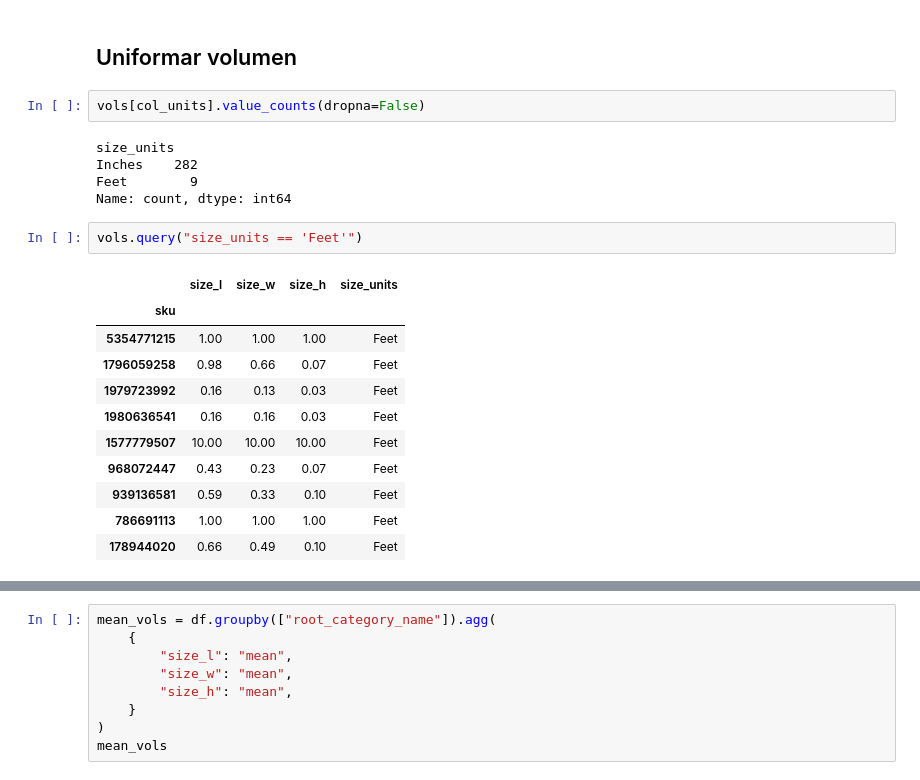
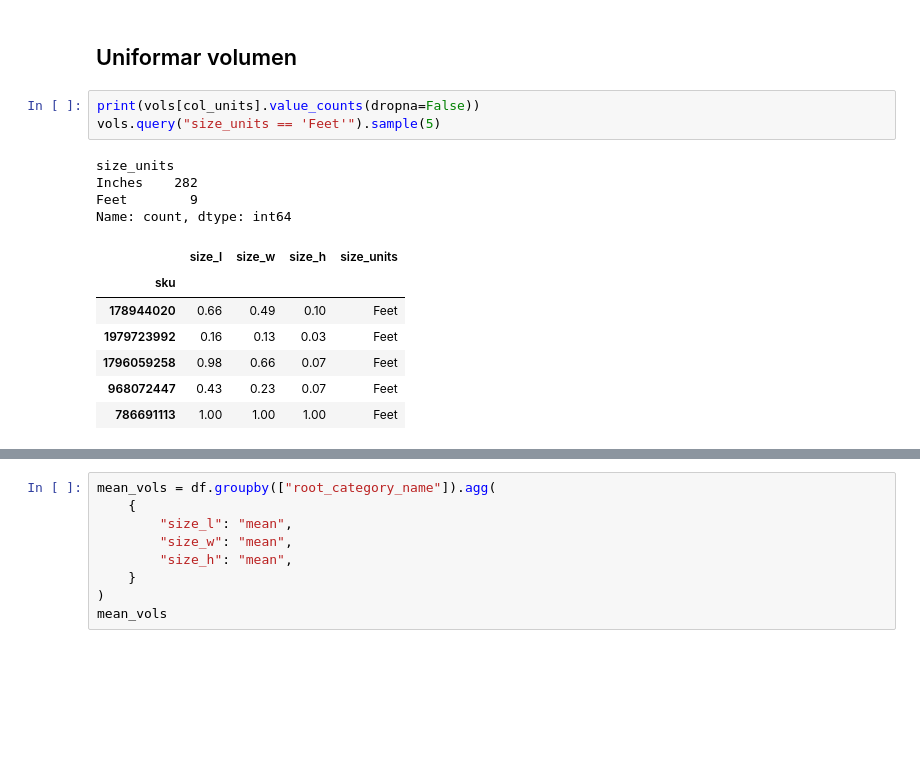
Before and after one commit to madboffin/DS-peso-y-volumetria-de-mercancias, a Jupyter notebook: notebooks/02_feature_engineering.ipynb, the cells around one changed output, grey strips where cells are left out. Drawn from its saved outputs; the diff is of its cells as text; blank space fills up the shorter version.

```diff
--- a/notebooks/02_feature_engineering.ipynb
+++ b/notebooks/02_feature_engineering.ipynb
@@ -110,26 +122,20 @@ vols[col_l] = pd.to_numeric(vols[col_l])
 # %% [markdown]
 ## Uniformar volumen
 # %%
-vols[col_units].value_counts(dropna=False)
+print(vols[col_units].value_counts(dropna=False))
+vols.query("size_units == 'Feet'").sample(5)
 # %% [output]
 size_units
 Inches    282
 Feet        9
 Name: count, dtype: int64
+|  | size_l | size_w | size_h | size_units |
+| sku |  |  |  |  |
+| 178944020 | 0.66 | 0.49 | 0.10 | Feet |
+| 1979723992 | 0.16 | 0.13 | 0.03 | Feet |
+| 1796059258 | 0.98 | 0.66 | 0.07 | Feet |
+| 968072447 | 0.43 | 0.23 | 0.07 | Feet |
+| 786691113 | 1.00 | 1.00 | 1.00 | Feet |
-# %%
-vols.query("size_units == 'Feet'")
-# %% [output]
-|  | size_l | size_w | size_h | size_units |
-| sku |  |  |  |  |
-| 5354771215 | 1.00 | 1.00 | 1.00 | Feet |
-| 1796059258 | 0.98 | 0.66 | 0.07 | Feet |
-| 1979723992 | 0.16 | 0.13 | 0.03 | Feet |
-| 1980636541 | 0.16 | 0.16 | 0.03 | Feet |
-| 1577779507 | 10.00 | 10.00 | 10.00 | Feet |
-| 968072447 | 0.43 | 0.23 | 0.07 | Feet |
-| 939136581 | 0.59 | 0.33 | 0.10 | Feet |
-| 786691113 | 1.00 | 1.00 | 1.00 | Feet |
-| 178944020 | 0.66 | 0.49 | 0.10 | Feet |
 # %%
 # convertir de pies a pulgadas
 vols.loc[vols[col_units] == "Feet", [col_h, col_w, col_l]] *= 12
```
Also changed, not shown: parts of 37 cells of this notebook, 1 other file.
